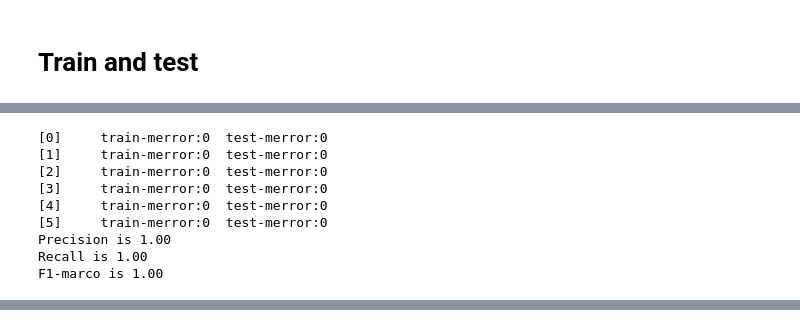
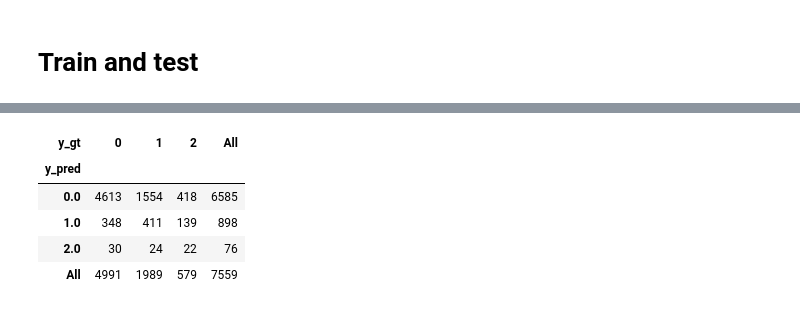
Before and after one commit to bl0/Readmission-Prediction, a Jupyter notebook: readmission-prediction.ipynb, the cells around one changed output, grey strips where cells are left out. Cells and saved outputs as stored; diff of their text form; code cells hidden in the pictures.

```diff
--- a/readmission-prediction.ipynb
+++ b/readmission-prediction.ipynb
@@ -267,19 +221,49 @@ xgb.cv(param, xg_train, num_round, nfold=5, feval=f1_macro)
-# %%
-watchlist = [(xg_train, 'train'), (xg_test, 'test')]
-bst = xgb.train(param, xg_train, 6, watchlist)
-# test
-y_pred = bst.predict(xg_test)
-
-print("Precision is {0:.2f}".format(precision_score(y_test, y_pred, average='macro')))
-print("Recall is {0:.2f}".format(recall_score(y_test, y_pred, average='macro')))
-print("F1-marco is {0:.2f}".format(f1_score(y_test, y_pred, average='macro')))
-# %% [output]
-[0]     train-merror:0  test-merror:0
-[1]     train-merror:0  test-merror:0
-[2]     train-merror:0  test-merror:0
-[3]     train-merror:0  test-merror:0
-[4]     train-merror:0  test-merror:0
-[5]     train-merror:0  test-merror:0
-Precision is 1.00
-Recall is 1.00
-F1-marco is 1.00
+# %%
+y = df['readmitted'].values # .astype(int)
+X = df.drop(columns='readmitted').values
+
+X_train, X_test, y_train, y_test = train_test_split(X, y, test_size=0.2, random_state=0)
+
+X_train, y_train = SMOTE(random_state=20).fit_sample(X_train, y_train)
+
+weight_per_class = np.sqrt(y.shape[0] / (df['readmitted'].value_counts() * 3))
+w_train = pd.Series(y_train).map(weight_per_class).values
+
+print(pd.Series(y_train).value_counts())
+print(pd.Series(y_test).value_counts())
+
+xg_train = xgb.DMatrix(X_train, label=y_train, weight=w_train)
+# xg_train = xgb.DMatrix(X_train, label=y_train)
+xg_test = xgb.DMatrix(X_test, label=y_test)
+
+def f1_macro(preds, dtrain):
+    labels = dtrain.get_label()
+    return "f1_macro", f1_score(labels, preds, average='macro')
+
+param = {
+    'booster': 'dart',
+    "objective": 'multi:softmax',
+    'tree_method': 'hist',
+    "num_class": 3,
+    "silent": 1,
+
+    'lambda': 1,
+    'alpha': 0,
+
+    "eta": 1,
+    "max_depth": 6,
+}
+
+num_round = 6
+
+watchlist = [(xg_train, 'train'), (xg_test, 'test')]
+bst = xgb.train(param, xg_train, num_round, watchlist, feval=f1_macro)
+# test
+y_pred = bst.predict(xg_test)
+
+print(classification_report(y_pred, y_test))
+display(pd.crosstab(pd.Series(y_pred, name='y_pred'),
+                  pd.Series(y_test, name='y_gt'),
+                  margins=True))
+# xgb.cv(param, xg_train, num_round, nfold=3, feval=f1_macro)
+# %% [output]
@@ -285,0 +287,6 @@ F1-marco is 1.00
+| y_gt | 0 | 1 | 2 | All |
+| y_pred |  |  |  |  |
+| 0.0 | 4613 | 1554 | 418 | 6585 |
+| 1.0 | 348 | 411 | 139 | 898 |
+| 2.0 | 30 | 24 | 22 | 76 |
+| All | 4991 | 1989 | 579 | 7559 |
```
Also changed, not shown: parts of 14 cells of this notebook.
